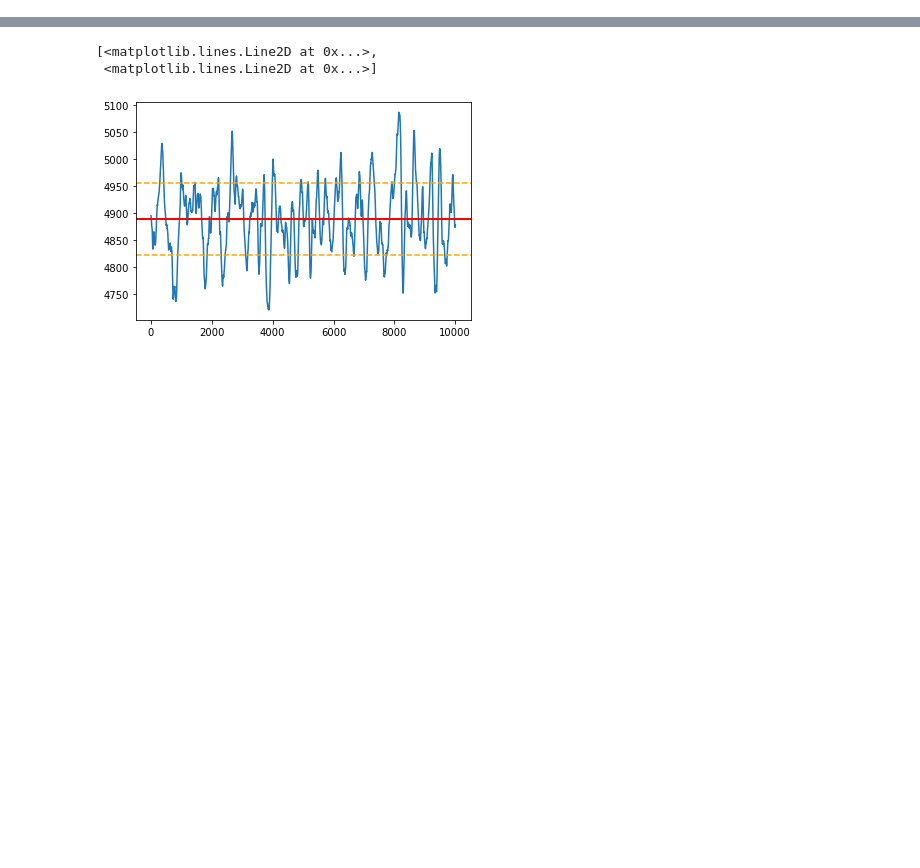
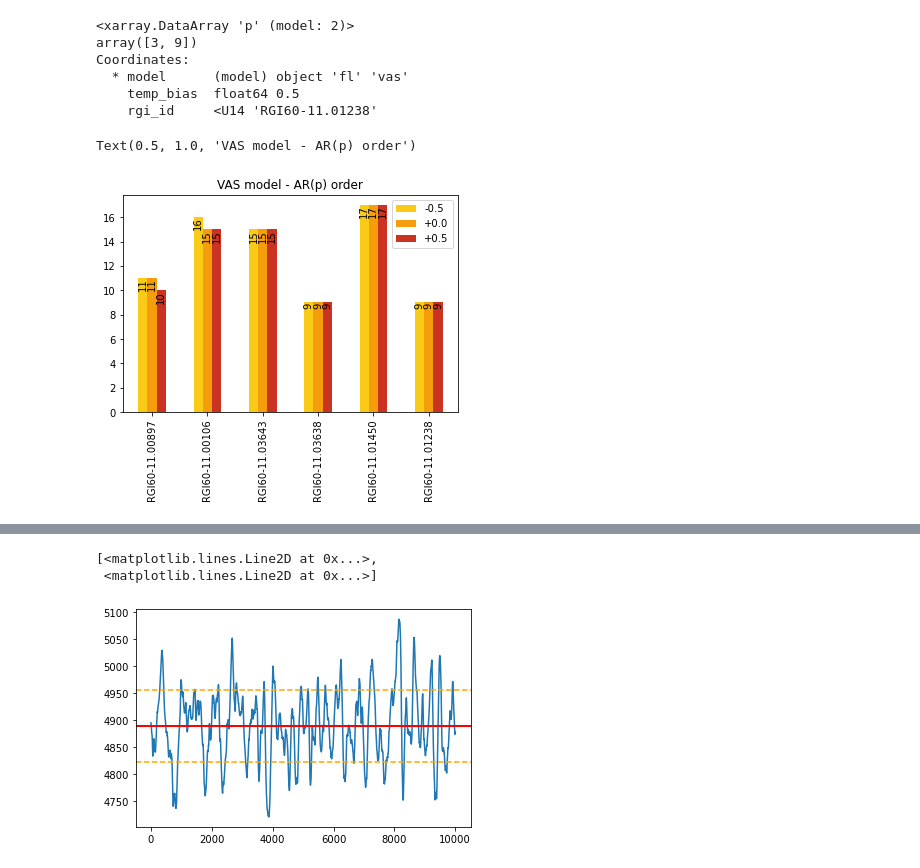
Before and after one commit to oberrauch/vascaling, a Jupyter notebook: notebooks/tmp.ipynb, the cells around one changed output, grey strips where cells are left out. Cells and saved outputs as stored; diff of their text form; code cells hidden in the pictures; blank space fills up the shorter version.

Commit message:
EOD commit (trying to make this a happit): mostly work on ARMA model

```diff
--- a/notebooks/tmp.ipynb
+++ b/notebooks/tmp.ipynb
@@ -0,0 +8,4 @@
+# %%
+data_dir = '/Users/oberrauch/work/master/data/'
+f_name = 'arma_order.nc'
+ds = xr.load_dataset(os.path.join(data_dir, f_name))
@@ -0,0 +24,9 @@
+# %%
+p
+# %% [output]
+<xarray.DataArray 'p' (model: 2)>
+array([3, 9])
+Coordinates:
+  * model      (model) object 'fl' 'vas'
+    temp_bias  float64 0.5
+    rgi_id     <U14 'RGI60-11.01238'
@@ -0,0 +37,21 @@
+# %%
+xticks=list()
+
+for i, rgi_id in enumerate(ds.rgi_id):
+    for j, temp_bias in enumerate(ds.temp_bias):
+        p = ds.sel(rgi_id=rgi_id, temp_bias=temp_bias, model='vas').p
+        width=0.5
+        x = i*((width+0.5)*3)+j*width
+        xticks.append(x)
+        plt.bar(x, p, width=width, color=vas_cycle[j],
+                label=(f'{temp_bias.values:+.1f}' if not i else ''))
+
+        plt.text(x, p, f'{p.values:d}', rotation=90, ha='center', va='top')
+
+plt.xticks(np.array(xticks)[1::3], ds.rgi_id.values, rotation=90)
+
+plt.legend()
+plt.title('VAS model - AR(p) order')
+# %% [output]
+Text(0.5, 1.0, 'VAS model - AR(p) order')
+[figure, added]
```
Also changed, not shown: parts of 39 cells of this notebook, 29 other files.
